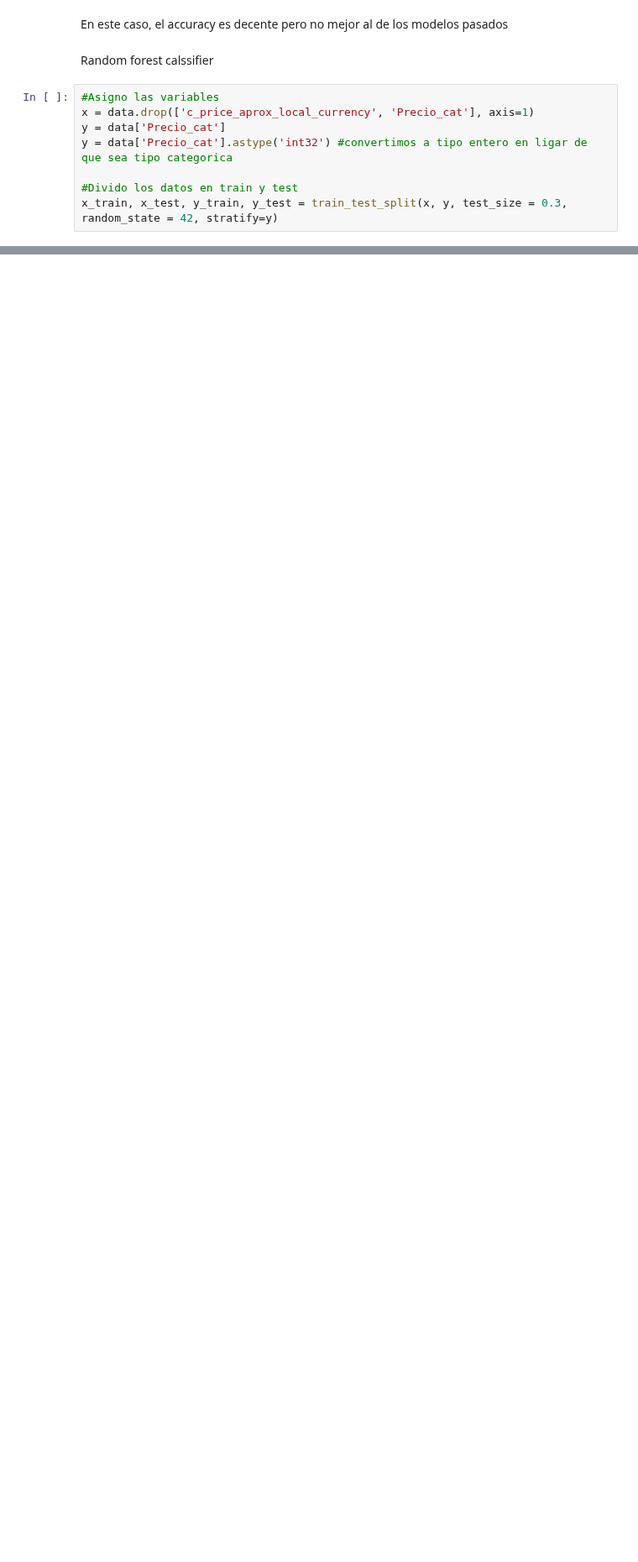
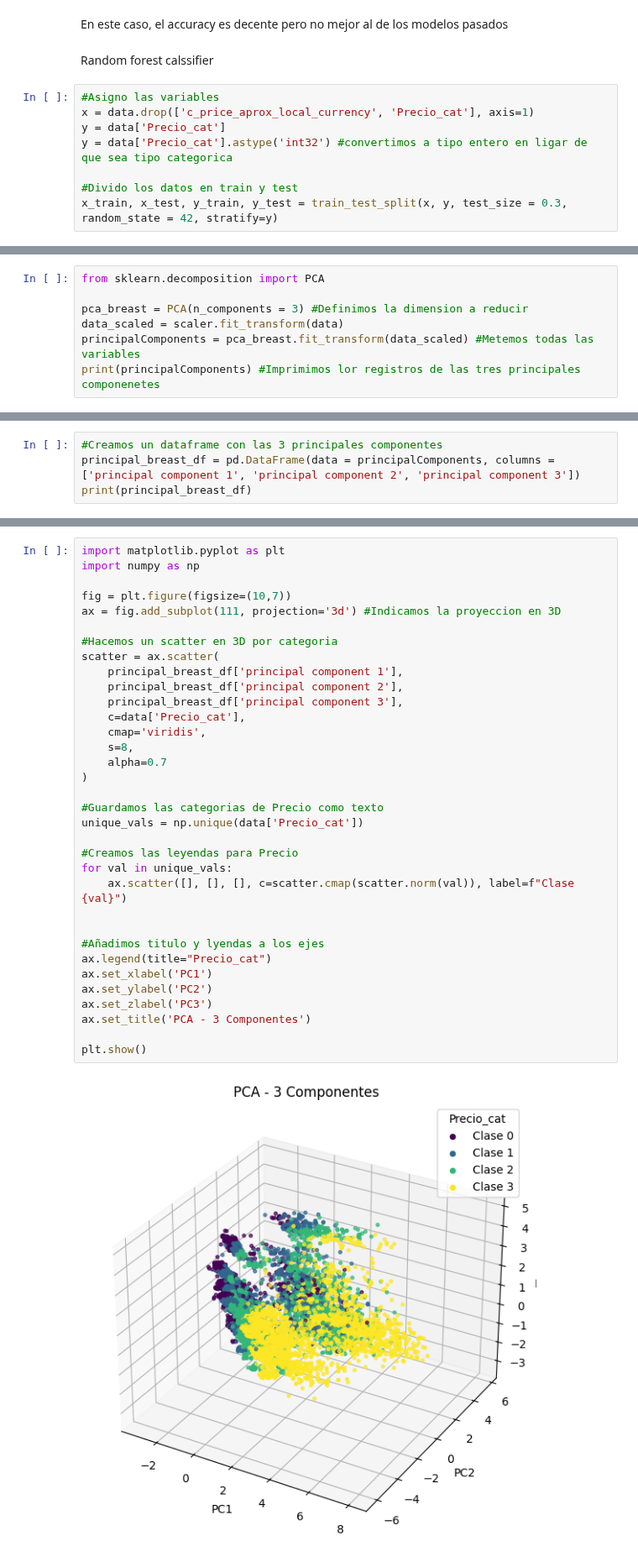
Before and after one commit to RedLakes17/Proyectos, a Jupyter notebook: ProyectoFinal.ipynb, the cells around one changed output, grey strips where cells are left out. Shown at 84% size. Drawn from its saved outputs; the diff is of its cells as text; blank space fills up the shorter version.

```diff
--- a/ProyectoFinal.ipynb
+++ b/ProyectoFinal.ipynb
@@ -870,0 +1013,7 @@ weighted avg       0.65      0.65      0.65      4032
+# %%
+from sklearn.decomposition import PCA
+
+pca_breast = PCA(n_components = 3) #Definimos la dimension a reducir
+data_scaled = scaler.fit_transform(data)
+principalComponents = pca_breast.fit_transform(data_scaled) #Metemos todas las variables
+print(principalComponents) #Imprimimos lor registros de las tres principales componenetes
@@ -870,0 +1030,4 @@ weighted avg       0.65      0.65      0.65      4032
+# %%
+#Creamos un dataframe con las 3 principales componentes
+principal_breast_df = pd.DataFrame(data = principalComponents, columns = ['principal component 1', 'principal component 2', 'principal component 3'])
+print(principal_breast_df)
@@ -870,0 +1056,36 @@ weighted avg       0.65      0.65      0.65      4032
+# %%
+import matplotlib.pyplot as plt
+import numpy as np
+
+fig = plt.figure(figsize=(10,7))
+ax = fig.add_subplot(111, projection='3d') #Indicamos la proyeccion en 3D
+
+#Hacemos un scatter en 3D por categoria
+scatter = ax.scatter(
+    principal_breast_df['principal component 1'],
+    principal_breast_df['principal component 2'],
+    principal_breast_df['principal component 3'],
+    c=data['Precio_cat'],
+    cmap='viridis',
+    s=8,
+    alpha=0.7
+)
+
+#Guardamos las categorias de Precio como texto
+unique_vals = np.unique(data['Precio_cat'])
+
+#Creamos las leyendas para Precio
+for val in unique_vals:
+    ax.scatter([], [], [], c=scatter.cmap(scatter.norm(val)), label=f"Clase {val}")
+
+
+#Añadimos titulo y lyendas a los ejes
+ax.legend(title="Precio_cat")
+ax.set_xlabel('PC1')
+ax.set_ylabel('PC2')
+ax.set_zlabel('PC3')
+ax.set_title('PCA - 3 Componentes')
+
+plt.show()
+# %% [output]
+[figure, added]
```
Also changed, not shown: parts of 44 cells of this notebook, 8 other files.
